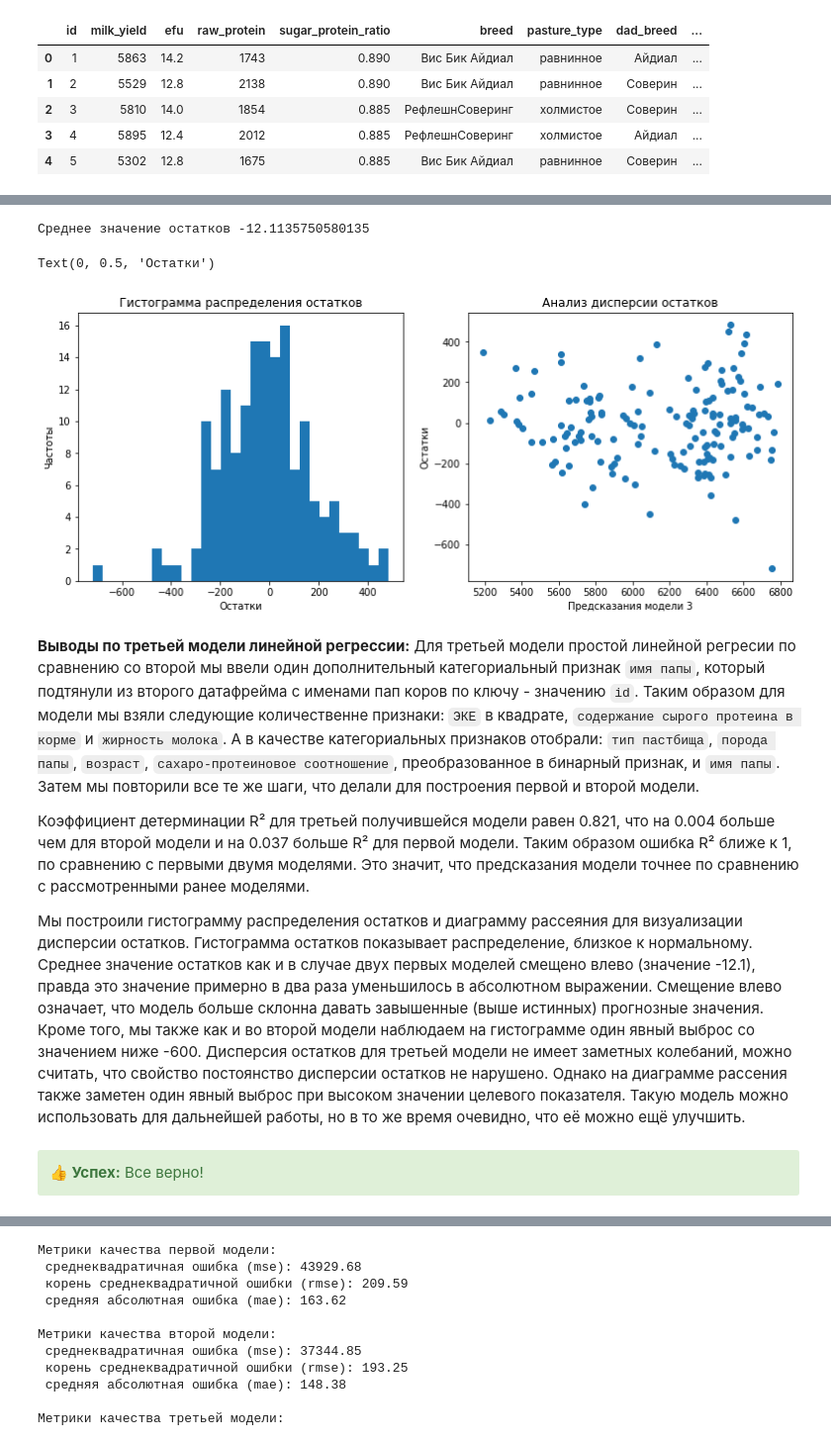
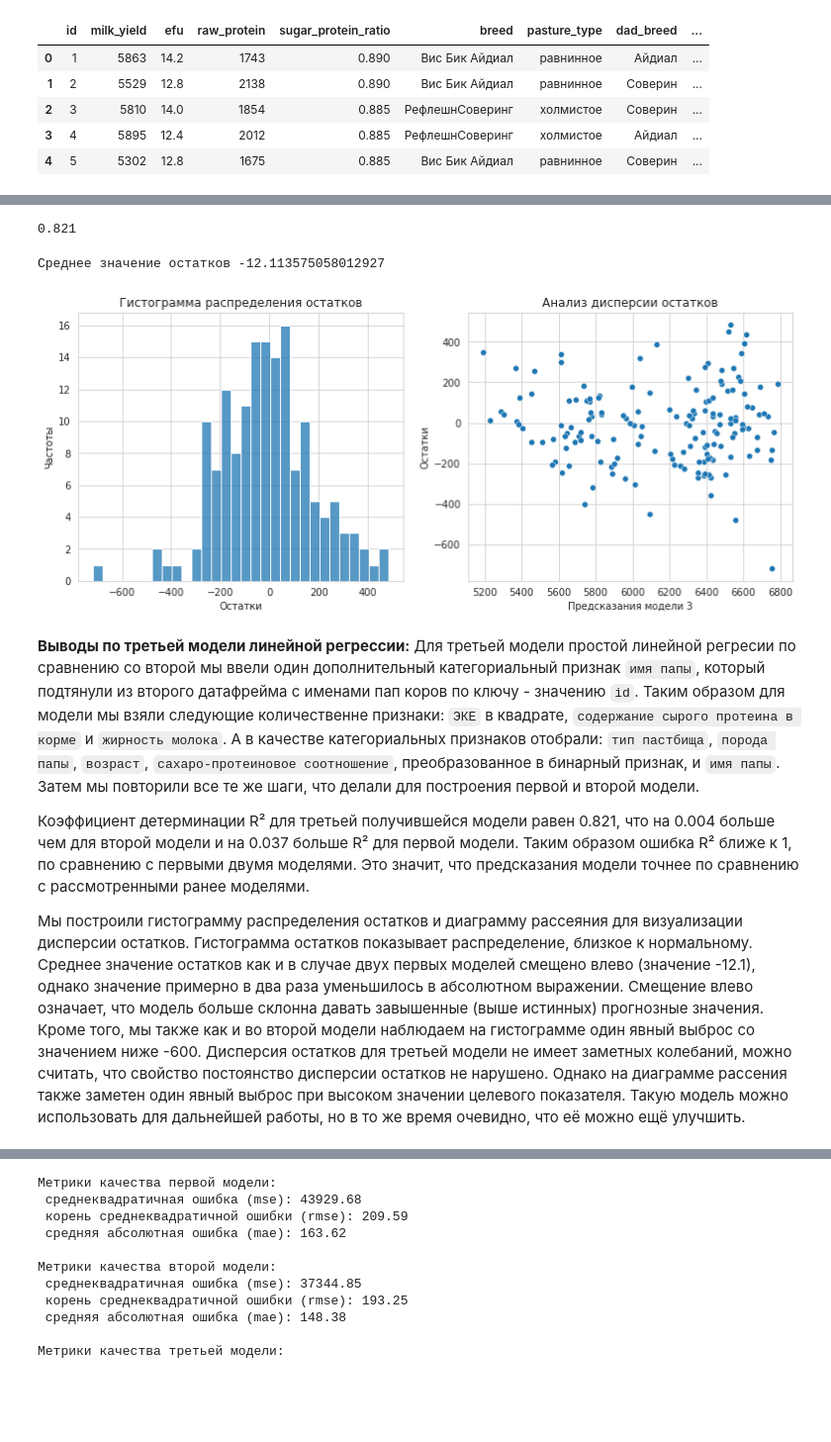
Before and after one commit to EvgeniyKaduk/my_practicum_projects, a Jupyter notebook: 4. Отбор коров для экофермы/Отбор коров для экофермы.ipynb, the cells around one changed output, grey strips where cells are left out. Shown at 99% size. Drawn from its saved outputs; the diff is of its cells as text; code cells hidden in the pictures; blank space fills up the shorter version.

```diff
--- a/4. Отбор коров для экофермы/Отбор коров для экофермы.ipynb
+++ b/4. Отбор коров для экофермы/Отбор коров для экофермы.ipynb
@@ -338,5 +341,7 @@ data_ferma['dad_breed'].unique()
 # %% [output]
 array(['Айдиал', 'Соверин', 'Айдиалл'], dtype=object)
 # %%
-data_ferma['dad_breed'].replace('Айдиалл', 'Айдиал', inplace = True) # убираем неявные дубли
+# убираем неявные дубли
+data_ferma.replace({'dad_breed': {'Айдиалл': 'Айдиал'}},
+                   inplace = True)
 # %%
@@ -1099,31 +1054,68 @@ r2
+# %%
+# отбираем признаки для третьей модели линейной регрессии
+X = data_ferma.drop(['milk_yield', 'id', 'protein_%', 'taste_milk',
+                     'breed', 'sugar_protein_ratio', 'efu'], axis=1)
+y = data_ferma['milk_yield']
+
+# разобъем данные на тренировочную и тестовую выборки
+X_train, X_test, y_train, y_test = train_test_split(X, y,
+                                                    random_state = RANDOM_STATE)
+
+cat_col_names = ['pasture_type', 'dad_breed', 'age',
+                 'sugar_protein_ratio_bin', 'dad_name']
+num_col_names = ['efu_new', 'raw_protein', 'fat_%']
+# %%
+# задаем преобразование данных в ColumnTransformer
+data_preprocessor = ColumnTransformer(
+    [
+        ('num', StandardScaler(), num_col_names),
+        ('ohe', OneHotEncoder(drop='first', sparse_output=True), cat_col_names)
+    ],
+         remainder='passthrough'
+)
+
+# создаем пайплайн для регрессии
+final_pipe = Pipeline(
+    [
+        ('preprocessor', data_preprocessor),
+        ('models', LinearRegression())
+    ]
+)
+
+final_pipe.fit(X_train, y_train)
+predictions_3 = final_pipe.predict(X_test)
+# %%
+# oценим качество модели на тестовой выборке
+r2 = r2_score(y_test, predictions_3)
+round(r2, 3)
+# %% [output]
+0.821
+# %%
+# вычислим остатки между истинными значениями и предсказанными моделью
+residuals_3 = y_test - predictions_3
+print('Среднее значение остатков', residuals_3.mean())
+# %% [output]
+Среднее значение остатков -12.113575058012927
 # %%
-residuals_3 = y_test - predictions_3 # вычислим остатки между истинными значениями и предсказанными моделью
-print('Среднее значение остатков', residuals_3.mean()) # среднее значение остатков
-
 # построим гистограмму распределения остаков и диаграмму рассеяния по значениям остатков и показателю удоя
 fig, axes = plt.subplots(nrows=1, ncols=2, figsize=(13,5))
-axes[0].hist(residuals_3, bins=30)
+sns.histplot(ax=axes[0], data=residuals_3, bins=30)
 axes[0].set_title('Гистограмма распределения остатков')
 axes[0].set_xlabel('Остатки')
 axes[0].set_ylabel('Частоты')
 
-axes[1].scatter(x = predictions_3, y = residuals_3)
+sns.scatterplot(ax=axes[1], x = predictions_3, y = residuals_3)
 axes[1].set_title('Анализ дисперсии остатков')
 axes[1].set_xlabel('Предсказания модели 3')
 axes[1].set_ylabel('Остатки')
+plt.show()
 # %% [output]
-Среднее значение остатков -12.1135750580135
-Text(0, 0.5, 'Остатки')
-[figure, old version]
+[figure, new version]
 # %% [markdown]
 **Выводы по третьей модели линейной регрессии:**
 Для третьей модели простой линейной регресии по сравнению со второй мы ввели один дополнительный категориальный признак `имя папы`, который подтянули из второго датафрейма с именами пап коров по ключу - значению `id`. Таким образом для модели мы взяли следующие  количественне признаки: `ЭКЕ` в квадрате, `содержание сырого протеина в корме` и `жирность молока`. А в качестве категориальных признаков отобрали: `тип пастбища`, `порода папы`, `возраст`, `сахаро-протеиновое соотношение`, преобразованное в бинарный признак, и `имя папы`. Затем мы повторили все те же шаги, что делали для построения первой и второй модели.
 
 Коэффициент детерминации R² для третьей получившейся модели равен 0.821, что на 0.004 больше чем для второй модели и на 0.037 больше R² для первой модели. Таким образом ошибка R² ближе к 1, по сравнению с первыми двумя моделями. Это значит, что предсказания модели точнее по сравнению с рассмотренными ранее моделями.
 
-Мы построили гистограмму распределения остатков и диаграмму рассеяния для визуализации дисперсии остатков. Гистограмма остатков показывает распределение, близкое к нормальному. Среднее значение остатков как и в случае двух первых моделей смещено влево (значение -12.1), правда это значение примерно в два раза уменьшилось в абсолютном выражении. Смещение влево означает, что модель больше склонна давать завышенные (выше истинных) прогнозные значения. Кроме того, мы также как и во второй модели наблюдаем на гистограмме один явный выброс со значением ниже -600. Дисперсия остатков для третьей модели не имеет заметных колебаний, можно считать, что свойство постоянство дисперсии остатков не нарушено. Однако на диаграмме рассения также заметен один явный выброс при высоком значении целевого показателя. Такую модель можно использовать для дальнейшей работы, но в то же время очевидно, что её можно ещё улучшить.
+Мы построили гистограмму распределения остатков и диаграмму рассеяния для визуализации дисперсии остатков. Гистограмма остатков показывает распределение, близкое к нормальному. Среднее значение остатков как и в случае двух первых моделей смещено влево (значение -12.1), однако значение примерно в два раза уменьшилось в абсолютном выражении. Смещение влево означает, что модель больше склонна давать завышенные (выше истинных) прогнозные значения. Кроме того, мы также как и во второй модели наблюдаем на гистограмме один явный выброс со значением ниже -600. Дисперсия остатков для третьей модели не имеет заметных колебаний, можно считать, что свойство постоянство дисперсии остатков не нарушено. Однако на диаграмме рассения также заметен один явный выброс при высоком значении целевого показателя. Такую модель можно использовать для дальнейшей работы, но в то же время очевидно, что её можно ещё улучшить.
-# %% [markdown]
-<div class="alert alert-success">
-<b>👍 Успех:</b> Все верно!
-</div>
 # %% [markdown]
```
Also changed, not shown: parts of 152 cells of this notebook.
